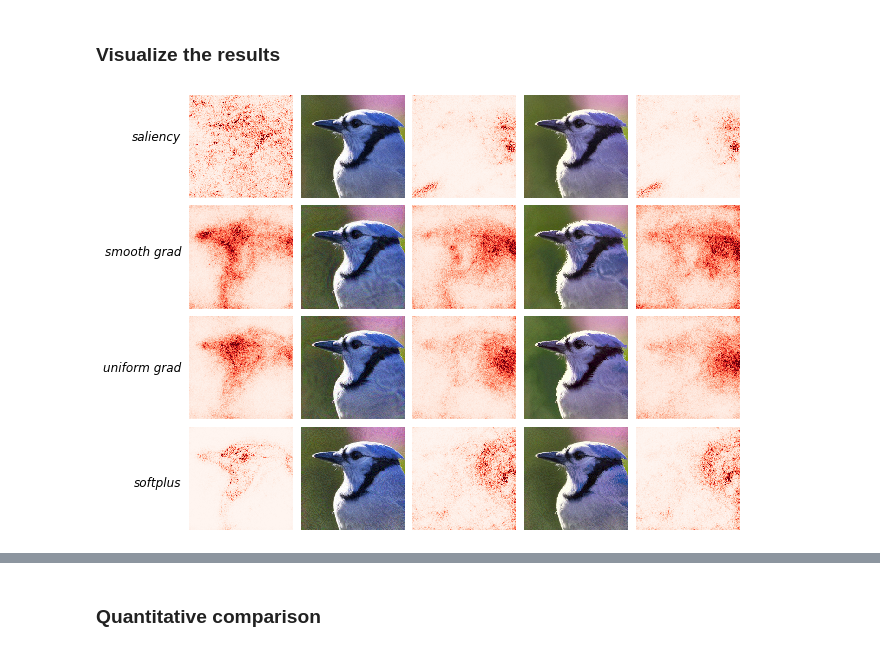
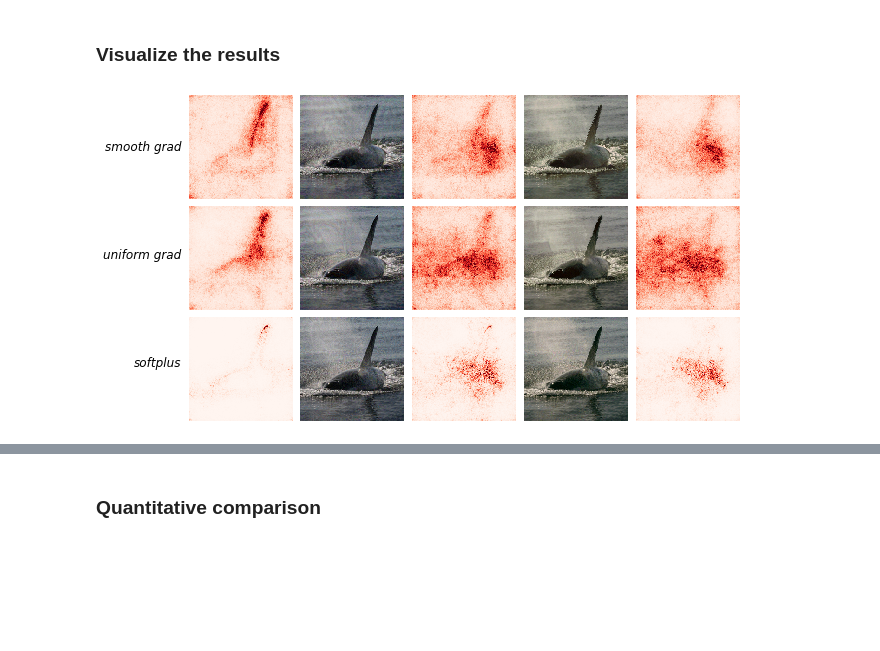
Before and after one commit to ahmadajal/Robust_Explanations, a Jupyter notebook: notebooks/results_post_hoc_methods.ipynb, the cells around one changed output, grey strips where cells are left out. Saved outputs shown, nothing was run; the diff lists cells and outputs as text; code cells hidden in the pictures; blank space fills up the shorter version.

```diff
--- a/notebooks/results_post_hoc_methods.ipynb
+++ b/notebooks/results_post_hoc_methods.ipynb
@@ -43,0 +64,3 @@ target_img = target_img.unsqueeze(0).cuda()
+# %%
+img_idx = 421
+target_img_idx = 838
@@ -79,7 +107,7 @@ sigma:  0.9447309494018554
 # %%
 # original explanations
-expl_saliency = get_expl(model, normalizer.forward(img), "saliency", desired_index=idx).detach().cpu()
-torch.cuda.empty_cache()
+# expl_saliency = get_expl(model, normalizer.forward(img), "saliency", desired_index=idx).detach().cpu()
+# torch.cuda.empty_cache()
 expl_smooth_grad = get_expl(model, normalizer.forward(img), "saliency", desired_index=idx, smooth=True, sigma=sigma).detach().cpu()
 torch.cuda.empty_cache()
 expl_uniform_grad = get_expl(model, normalizer.forward(img), "uniform_grad", desired_index=idx, sigma=sigma).detach().cpu()
@@ -88,13 +116,12 @@ expl_softplus = get_expl(softplus_model, normalizer.forward(img), "saliency", de
 torch.cuda.empty_cache()
 
 #perturbed explanations
-p_expl = {"add": {"saliency": 0, "smooth_grad": 0, "uniform_grad": 0, "softplus": 0},
-         "add_stadv": {"saliency": 0, "smooth_grad": 0, "uniform_grad": 0, "softplus": 0},
-         "add_recolor": {"saliency": 0, "smooth_grad": 0, "uniform_grad": 0, "softplus": 0},
-         "add_stadv_recolor": {"saliency": 0, "smooth_grad": 0, "uniform_grad": 0, "softplus": 0}}
+p_expl = {"add": {"smooth_grad": 0, "uniform_grad": 0, "softplus": 0},
+         "add_stadv": {"smooth_grad": 0, "uniform_grad": 0, "softplus": 0},
+         "add_stadv_recolor": {"smooth_grad": 0, "uniform_grad": 0, "softplus": 0}}
 
-for i, att in enumerate(["add", "add_stadv", "add_recolor", "add_stadv_recolor"]):
-    for j, method in enumerate(["saliency", "smooth_grad", "uniform_grad", "softplus"]):
+for i, att in enumerate(["add", "add_stadv", "add_stadv_recolor"]):
+    for j, method in enumerate(["smooth_grad", "uniform_grad", "softplus"]):
         perturbed_img = p_img[att][method]
         if method == "smooth_grad":
             expl = get_expl(model, normalizer.forward(perturbed_img), "saliency", desired_index=idx, smooth=True, sigma=sigma)
@@ -110,10 +137,18 @@ for i, att in enumerate(["add", "add_stadv", "add_recolor", "add_stadv_recolor"]
 # %%
 
 
-fig, ax = plt.subplots(4, 5, figsize=(10, 8))
+fig, ax = plt.subplots(3, 5, figsize=(10, 6))
 
 
-viz.visualize_image_attr(np.transpose(expl_saliency.squeeze().numpy(), (1,2,0)),
+# viz.visualize_image_attr(np.transpose(expl_saliency.squeeze().numpy(), (1,2,0)),
+#                              np.transpose(normalizer.forward(img).squeeze().cpu().detach().numpy(), (1,2,0)),
+#                              method='heat_map',
+#                              cmap="Reds",
+#                              show_colorbar=False,
+#                              outlier_perc=2,
+#                              fig_size=(3,3), plt_fig_axis=(fig, ax[0, 0]), use_pyplot=False)
+
+viz.visualize_image_attr(np.transpose(expl_smooth_grad.squeeze().numpy(), (1,2,0)),
                              np.transpose(normalizer.forward(img).squeeze().cpu().detach().numpy(), (1,2,0)),
                              method='heat_map',
                              cmap="Reds",
@@ -121,7 +156,7 @@ viz.visualize_image_attr(np.transpose(expl_saliency.squeeze().numpy(), (1,2,0)),
                              outlier_perc=2,
                              fig_size=(3,3), plt_fig_axis=(fig, ax[0, 0]), use_pyplot=False)
 
-viz.visualize_image_attr(np.transpose(expl_smooth_grad.squeeze().numpy(), (1,2,0)),
+viz.visualize_image_attr(np.transpose(expl_uniform_grad.squeeze().numpy(), (1,2,0)),
                              np.transpose(normalizer.forward(img).squeeze().cpu().detach().numpy(), (1,2,0)),
                              method='heat_map',
                              cmap="Reds",
@@ -129,50 +164,42 @@ viz.visualize_image_attr(np.transpose(expl_smooth_grad.squeeze().numpy(), (1,2,0
                              outlier_perc=2,
                              fig_size=(3,3), plt_fig_axis=(fig, ax[1, 0]), use_pyplot=False)
 
-viz.visualize_image_attr(np.transpose(expl_uniform_grad.squeeze().numpy(), (1,2,0)),
+viz.visualize_image_attr(np.transpose(expl_softplus.squeeze().numpy(), (1,2,0)),
                              np.transpose(normalizer.forward(img).squeeze().cpu().detach().numpy(), (1,2,0)),
                              method='heat_map',
                              cmap="Reds",
                              show_colorbar=False,
                              outlier_perc=2,
                              fig_size=(3,3), plt_fig_axis=(fig, ax[2, 0]), use_pyplot=False)
 
-viz.visualize_image_attr(np.transpose(expl_softplus.squeeze().numpy(), (1,2,0)),
-                             np.transpose(normalizer.forward(img).squeeze().cpu().detach().numpy(), (1,2,0)),
-                             method='heat_map',
-                             cmap="Reds",
-                             show_colorbar=False,
-                             outlier_perc=2,
-                             fig_size=(3,3), plt_fig_axis=(fig, ax[3, 0]), use_pyplot=False)
-
 for i, att in enumerate(["add", "add_stadv_recolor"]):
-    for j, method in enumerate(["saliency", "smooth_grad", "uniform_grad", "softplus"]):
+    for j, method in enumerate(["smooth_grad", "uniform_grad", "softplus"]):
         perturbed_img = p_img[att][method]
         ax[j, 2*i+1].imshow(torch_to_image(normalizer.forward(perturbed_img), data_mean, data_std))
         viz.visualize_image_attr(np.transpose(p_expl[att][method].squeeze().numpy(), (1,2,0)),
                              np.transpose(perturbed_img.squeeze().cpu().detach().numpy(), (1,2,0)),
                              method='heat_map',
                              cmap="Reds",
                              show_colorbar=False,
                              outlier_perc=2,
                              fig_size=(3,3), plt_fig_axis=(fig, ax[j, 2*i+2]), use_pyplot=False)
 #################
-for i in range(4):
+for i in range(3):
     for j in range(5):
         ax[i,j].axis('off')
         ax[i,j].set_xticks([])
         ax[i,j].set_yticks([])
 # ax[0, 0].set_title("saliency", fontsize=12)
 # ax[0, 1].set_title("smooth grad", fontsize=12)
 # ax[0, 2].set_title("uniform grad", fontsize=12)
-fig.text(0.12, 0.8, 'saliency', style = 'oblique', fontsize = 12, horizontalalignment ='right')
-fig.text(0.12, 0.6, 'smooth grad', style = 'oblique', fontsize = 12, horizontalalignment ='right')
-fig.text(0.12, 0.4, 'uniform grad', style = 'oblique', fontsize = 12, horizontalalignment ='right')
-fig.text(0.12, 0.2, 'softplus', style = 'oblique', fontsize = 12, horizontalalignment ='right')
+# fig.text(0.12, 0.8, 'saliency', style = 'oblique', fontsize = 12, horizontalalignment ='right')
+fig.text(0.12, 0.75, 'smooth grad', style = 'oblique', fontsize = 12, horizontalalignment ='right')
+fig.text(0.12, 0.5, 'uniform grad', style = 'oblique', fontsize = 12, horizontalalignment ='right')
+fig.text(0.12, 0.25, 'softplus', style = 'oblique', fontsize = 12, horizontalalignment ='right')
 # fig.text(0.12, 0.2, 'add+stadv+recolor', style = 'oblique', fontsize = 10, horizontalalignment ='right')
 # fig.text(0.12, 0.2, 'Softplus (saliency)', style = 'oblique', fontsize = 20, horizontalalignment ='right')
 plt.subplots_adjust(wspace=0.008, hspace=0.07)
 plt.savefig("compare_attacks_viz.jpg", dpi=300, bbox_inches='tight', pad_inches=0.05);
 # %% [output]
-[figure, old version]
+[figure, new version]
 # %%
```
Also changed, not shown: parts of 7 cells of this notebook, 10 other files.
